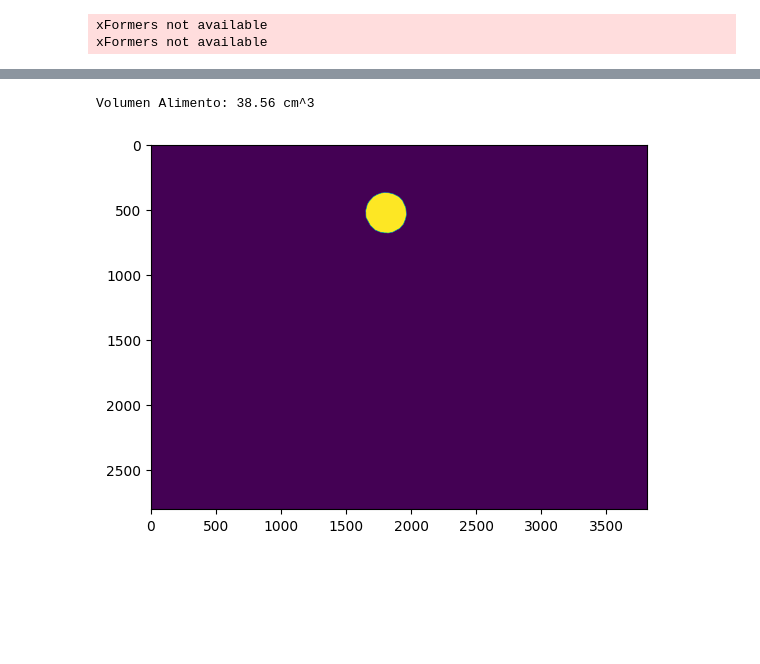
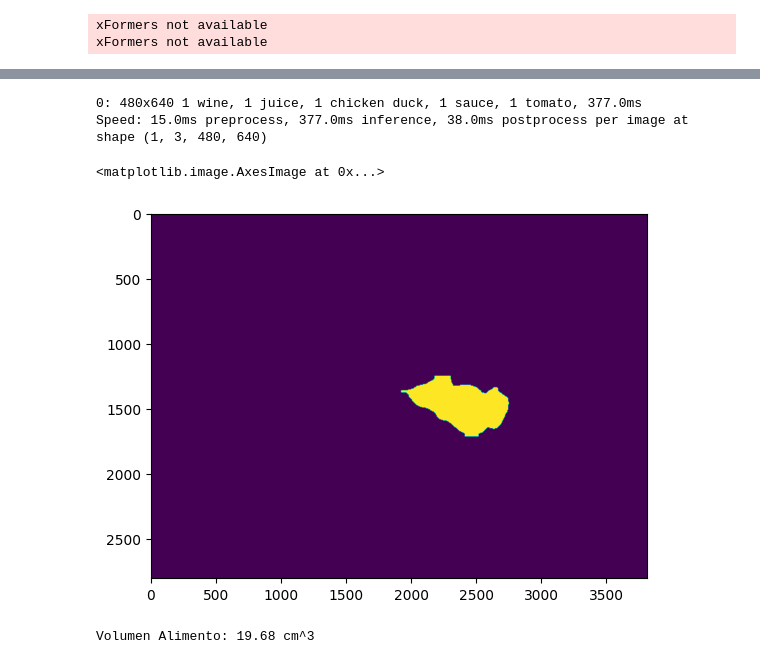
Before and after one commit to juloperag/I_MapsDepths, a Jupyter notebook: Estimacion_Volumen.ipynb, the cells around one changed output, grey strips where cells are left out. Saved outputs shown, nothing was run; the diff lists cells and outputs as text; code cells hidden in the pictures; blank space fills up the shorter version.

Commit message:
Resultado finales
Se realiza ultimos detallas como la carga del archivo pt para la segmentacion

```diff
--- a/Estimacion_Volumen.ipynb
+++ b/Estimacion_Volumen.ipynb
@@ -83,19 +79,33 @@ print(image_depth_absolute)
+# %%
+#Instancia del modelo YOLO
+model_segmentation = YOLO("./yolo/best.pt")
+#Estimacion segmentacion
+pred_segmentacion = model_segmentation(cv2.cvtColor(img_dst, cv2.COLOR_BGR2RGB))
+# Obtener las máscaras detectadas
+for result in pred_segmentacion:
+    masks = result.masks.data.cpu().numpy()
+# %% [output]
+0: 480x640 1 wine, 1 juice, 1 chicken duck, 1 sauce, 1 tomato, 377.0ms
+Speed: 15.0ms preprocess, 377.0ms inference, 38.0ms postprocess per image at shape (1, 3, 480, 640)
+# %%
+# Seleccionar una máscara específica
+class_segmentation = 4
+#Escalar mascara
+width_dst, height_dst = int(np.shape(img_dst)[1]), int(np.shape(img_dst)[0])
+resized_pred = cv2.resize(masks[class_segmentation],(width_dst, height_dst))
+# Convertir a binario
+resized_pred = (resized_pred > 0.5).astype(bool)
+#mostrar mascara seleccionada
+plt.imshow(resized_pred)
+# %% [output]
+<matplotlib.image.AxesImage at 0x...>
+[figure, added]
 # %%
-#Leer Archivo que contiene la segmentacion
-segmentation_file = "./content/Label_Volumen/Img_dis_11_png.txt"   #label_image_undistorsion.txt
-with open(segmentation_file, "r") as f:
-    lines = f.readlines()
-#Contruir mascara deacuerdo al archivo de segmentacion
-class_img = 2
-width_dst, height_dst = int(np.shape(img_dst)[1]), int(np.shape(img_dst)[0])
-mask = Res3d.lines_to_mark_segmentation(lines, class_img, height_dst, width_dst)
-plt.imshow(mask)
 #Calculo volumen de la segmentacion
 normal = - parameter_Marker_geometry["normal"]
-volumen = Res3d.calculation_volumen(image_depth_absolute, mask, normal, cameraMatrix)
+volumen = Res3d.calculation_volumen(image_depth_absolute, resized_pred, normal, cameraMatrix)
 print(f"Volumen Alimento: {round(volumen,2)} cm^3")
 # %% [output]
-Volumen Alimento: 38.56 cm^3
+Volumen Alimento: 19.68 cm^3
-[figure, removed]
 # %%
 #Creacion nube de puntos de la segmentacion
```
Also changed, not shown: parts of 5 cells of this notebook, 17 other files.
